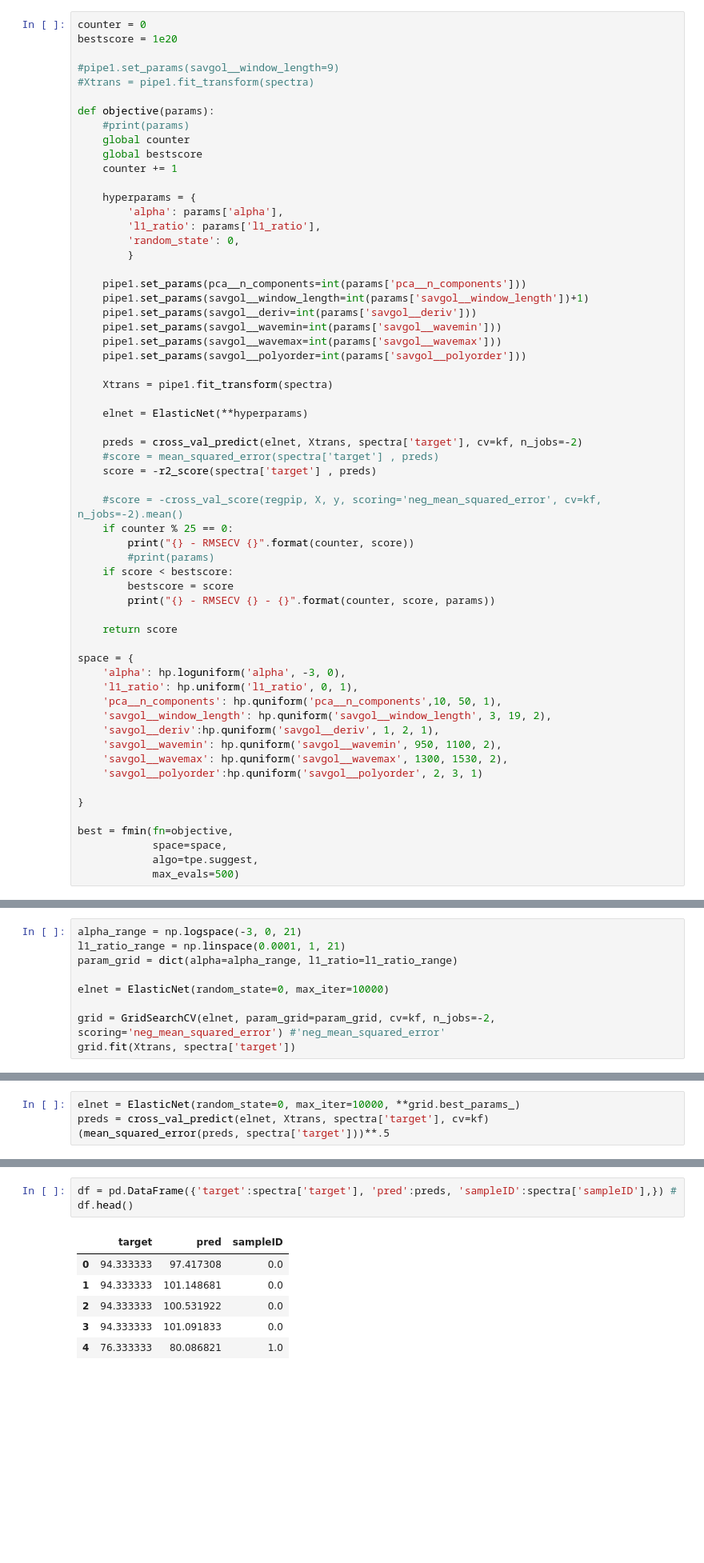
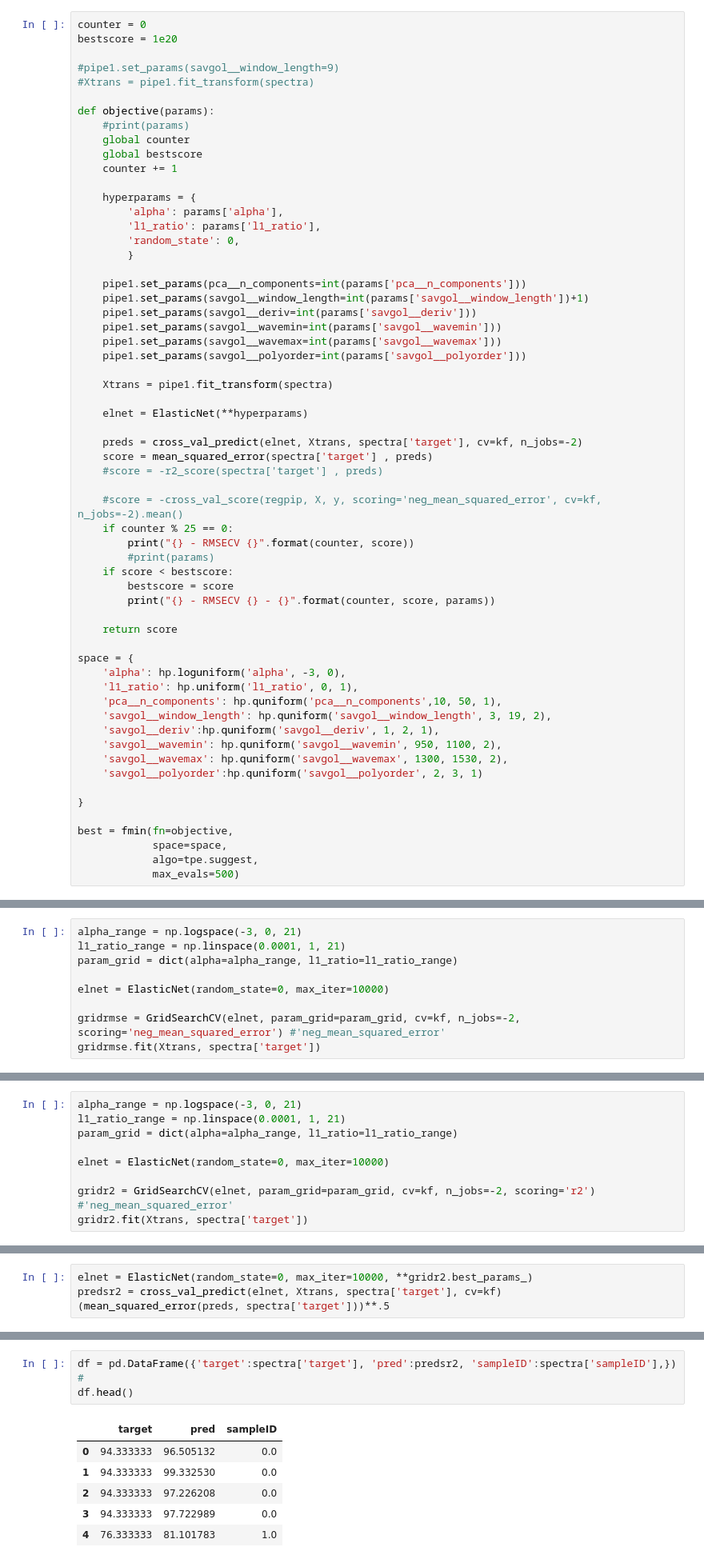
Before and after one commit to rudloffl/open-nirs, a Jupyter notebook: notebooks/C1 - regression elasticnet.ipynb, the cells around one changed output, grey strips where cells are left out. Shown: that part at 80% size. Drawn from its saved outputs; the diff is of its cells as text; blank space fills up the shorter version.

```diff
--- a/notebooks/C1 - regression elasticnet.ipynb
+++ b/notebooks/C1 - regression elasticnet.ipynb
@@ -227,8 +227,8 @@ def objective(params):
     elnet = ElasticNet(**hyperparams)
 
     preds = cross_val_predict(elnet, Xtrans, spectra['target'], cv=kf, n_jobs=-2)
-    #score = mean_squared_error(spectra['target'] , preds)
-    score = -r2_score(spectra['target'] , preds)
+    score = mean_squared_error(spectra['target'] , preds)
+    #score = -r2_score(spectra['target'] , preds)
 
     #score = -cross_val_score(regpip, X, y, scoring='neg_mean_squared_error', cv=kf, n_jobs=-2).mean()
     if counter % 25 == 0:
@@ -347,8 +347,8 @@ param_grid = dict(alpha=alpha_range, l1_ratio=l1_ratio_range)
 
 elnet = ElasticNet(random_state=0, max_iter=10000)
 
-grid = GridSearchCV(elnet, param_grid=param_grid, cv=kf, n_jobs=-2, scoring='neg_mean_squared_error') #'neg_mean_squared_error'
-grid.fit(Xtrans, spectra['target'])
+gridrmse = GridSearchCV(elnet, param_grid=param_grid, cv=kf, n_jobs=-2, scoring='neg_mean_squared_error') #'neg_mean_squared_error'
+gridrmse.fit(Xtrans, spectra['target'])
 # %% [output]
 GridSearchCV(cv=KFold(n_splits=5, random_state=47, shuffle=False),
        error_score='raise',
@@ -389,0 +398,9 @@ plt.show()
+# %%
+alpha_range = np.logspace(-3, 0, 21)
+l1_ratio_range = np.linspace(0.0001, 1, 21)
+param_grid = dict(alpha=alpha_range, l1_ratio=l1_ratio_range)
+
+elnet = ElasticNet(random_state=0, max_iter=10000)
+
+gridr2 = GridSearchCV(elnet, param_grid=param_grid, cv=kf, n_jobs=-2, scoring='r2') #'neg_mean_squared_error'
+gridr2.fit(Xtrans, spectra['target'])
@@ -390,5 +444,5 @@ plt.show()
 # %%
-elnet = ElasticNet(random_state=0, max_iter=10000, **grid.best_params_)
-preds = cross_val_predict(elnet, Xtrans, spectra['target'], cv=kf)
+elnet = ElasticNet(random_state=0, max_iter=10000, **gridr2.best_params_)
+predsr2 = cross_val_predict(elnet, Xtrans, spectra['target'], cv=kf)
 (mean_squared_error(preds, spectra['target']))**.5
 # %% [output]
@@ -423,15 +481,15 @@ plt.show()
 # %% [markdown]
 ## Score accuracy - Elastic Net
 # %%
-df = pd.DataFrame({'target':spectra['target'], 'pred':preds, 'sampleID':spectra['sampleID'],}) #
+df = pd.DataFrame({'target':spectra['target'], 'pred':predsr2, 'sampleID':spectra['sampleID'],}) #
 df.head()
 # %% [output]
 |  | target | pred | sampleID |
-| 0 | 94.333333 | 97.417308 | 0.0 |
-| 1 | 94.333333 | 101.148681 | 0.0 |
-| 2 | 94.333333 | 100.531922 | 0.0 |
-| 3 | 94.333333 | 101.091833 | 0.0 |
-| 4 | 76.333333 | 80.086821 | 1.0 |
+| 0 | 94.333333 | 96.505132 | 0.0 |
+| 1 | 94.333333 | 99.332530 | 0.0 |
+| 2 | 94.333333 | 97.226208 | 0.0 |
+| 3 | 94.333333 | 97.722989 | 0.0 |
+| 4 | 76.333333 | 81.101783 | 1.0 |
 # %%
 df['delta'] = df['target'] - df['pred']
 df['deltaabs'] = np.abs(df['delta'])
```
Also changed, not shown: parts of 29 cells of this notebook, 8 other files.
